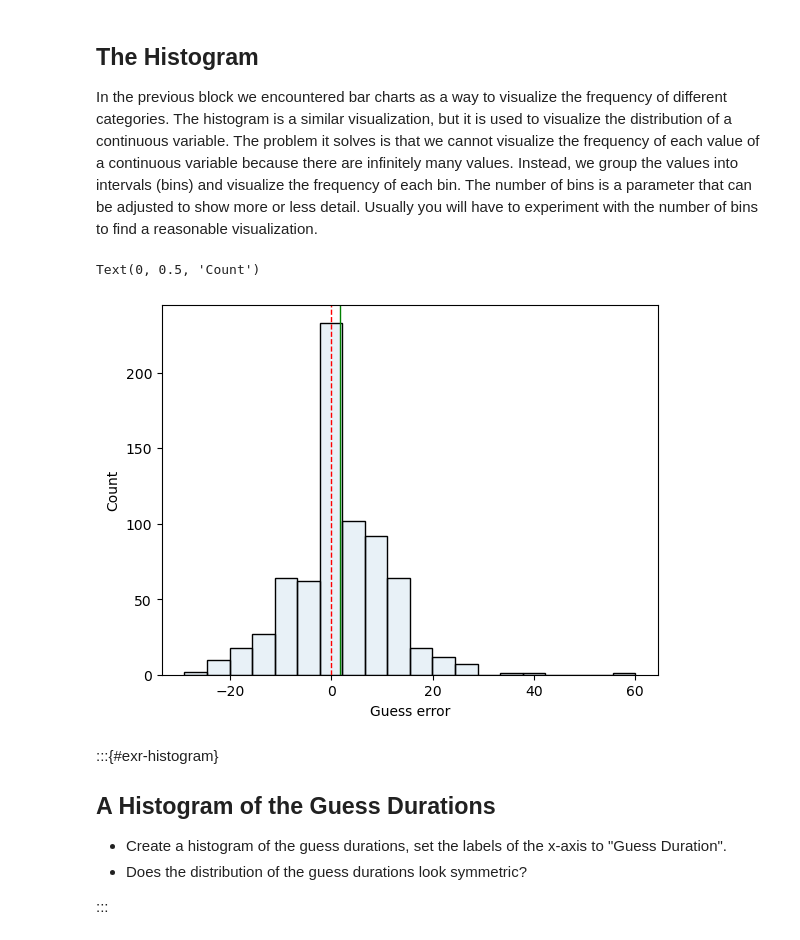
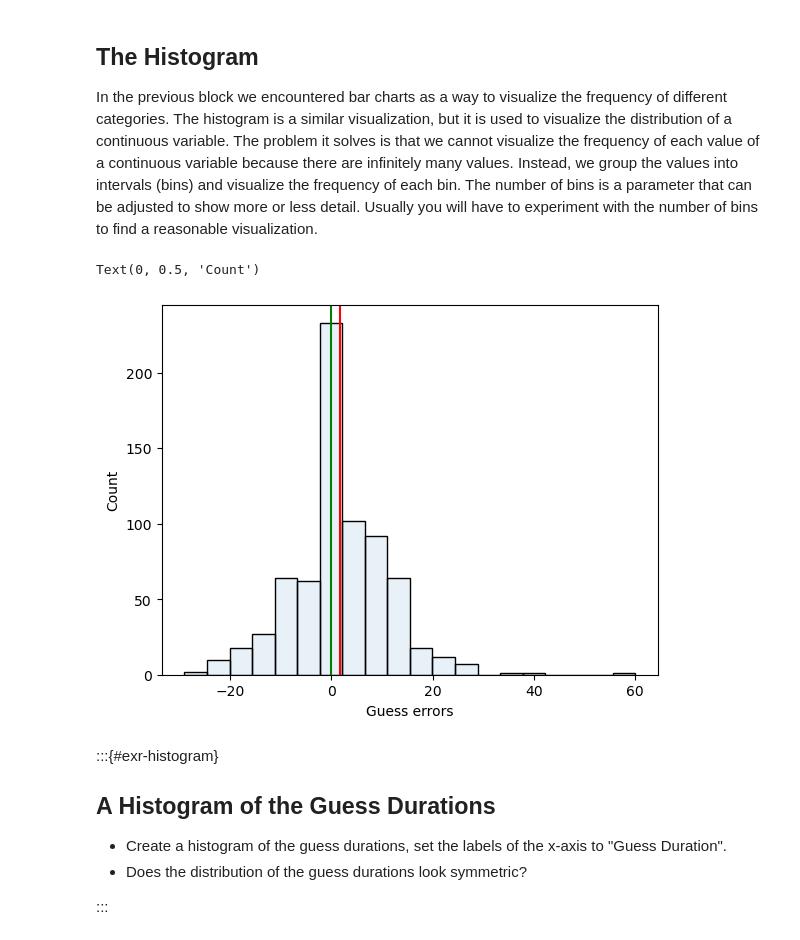
Before and after one commit to febse/stat2024, a Jupyter notebook: 02-Descriptive-Statistics.ipynb, the cells around one changed output. Saved outputs shown, nothing was run; the diff lists cells and outputs as text; code cells hidden in the pictures.

```diff
--- a/02-Descriptive-Statistics.ipynb
+++ b/02-Descriptive-Statistics.ipynb
@@ -290,20 +290,20 @@ In the previous block we encountered bar charts as a way to visualize the freque
 # %%
 # Plot a histogram of the guess errors
 import matplotlib.pyplot as plt
 import seaborn as sns
 
 # Seaborn histogram
 
 sns.histplot(dt, x = "GuessError", bins=20, alpha=0.1)
 
 # Draws a vertical line at x=0 (no guess error)
-plt.axvline(x=0, color='r', linestyle='--', linewidth=1)
+plt.axvline(x=0, color='green')
 
 # Draws a vertical line at the mean guess error
-plt.axvline(x=dt["GuessError"].mean(), color='g', linewidth=1)
+plt.axvline(x=dt["GuessError"].mean(), color='red')
 
-plt.xlabel("Guess error")
+plt.xlabel("Guess errors")
 plt.ylabel("Count")
 # %% [output]
 Text(0, 0.5, 'Count')
-[figure, old version]
+[figure, new version]
```
Also changed, not shown: parts of 1 cell of this notebook.
